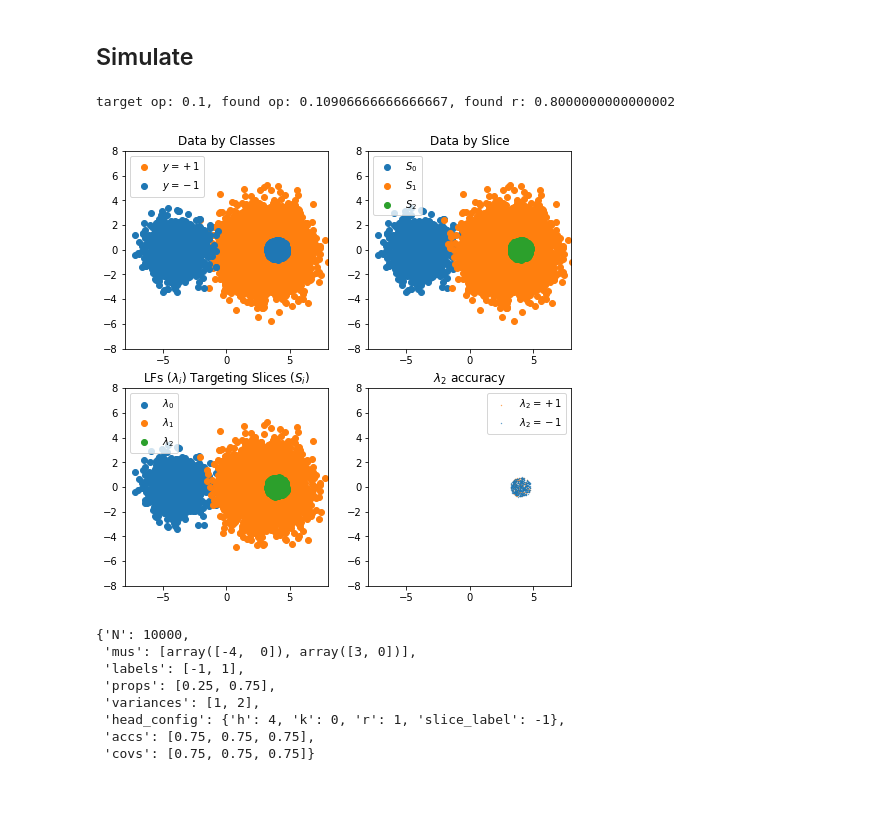
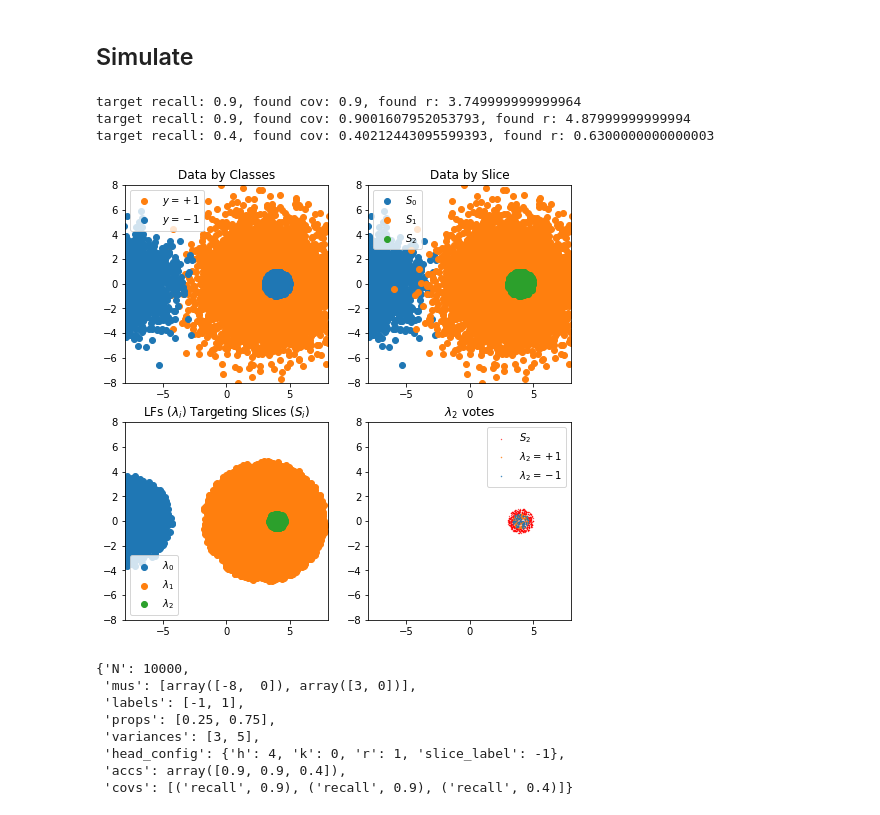
Before and after one commit to tsy935/metal, a Jupyter notebook: metal/contrib/slicing/synthetics/synthetics-sandbox.ipynb, the cells around one changed output. Saved outputs shown, nothing was run; the diff lists cells and outputs as text; code cells hidden in the pictures.

Commit message:
update synthetic dataloader to handle slice overlap, lf precision/recall

```diff
--- a/metal/contrib/slicing/synthetics/synthetics-sandbox.ipynb
+++ b/metal/contrib/slicing/synthetics/synthetics-sandbox.ipynb
@@ -58,46 +57,23 @@ def visualize_data(X, Y, C, L):
     plt.show()
 # %% [markdown]
 ## Simulate
-# %%
-from simulate import data_config as config
-from synthetics_utils import generate_synthetic_data
-
-# Setting 1: Separable case
-# config = {
-#     # data generation
-#     "N": 10000, # num data points
-#     "mus": [
-#         np.array([-6, 4]), # Mode 1: Y = -1
-#         np.array([3, 4]), # Mode 2: Y = 1,
-#         np.array([6, -3])
-#     ],
-#     "labels": [-1, 1, -1], # labels of each slice
-#     "props": [0.45, 0.45, 0.1], # proportion of data in each mode
-#     "variances": [0.5, 0.5, 0.5], # proportion of data in each mode
-#     "head_config": None,
-
-#     "accs": np.array([0.999, 0.999, 0.999]), # default accuracy of LFs
-#     "covs": np.array([1., 1., 1.]), # default coverage of LFs
-# }
-
-# Setting 2: Donut
-config['mus'] = [
-    np.array([-4, 0]), # Mode 1: Y = -1
-    np.array([3, 0]), # Mode 2: Y = 1,
-]
-config['accs'] = [0.75, 0.75, 0.75]
-config['covs'] = [0.75, 0.75, 0.75]
-X, Y, C, L = generate_synthetic_data(config, 'op', 0.1)
-visualize_data(X, Y, C, L)
-config
-# %% [output]
-target op: 0.1, found op: 0.10906666666666667, found r: 0.8000000000000002
-[figure, removed]
-{'N': 10000,
- 'mus': [array([-4,  0]), array([3, 0])],
- 'labels': [-1, 1],
- 'props': [0.25, 0.75],
- 'variances': [1, 2],
- 'head_config': {'h': 4, 'k': 0, 'r': 1, 'slice_label': -1},
- 'accs': [0.75, 0.75, 0.75],
- 'covs': [0.75, 0.75, 0.75]}
+# %%
+from simulate import data_config as config
+from synthetics_utils import generate_synthetic_data
+
+X, Y, C, L = generate_synthetic_data(config, 'cov.recall', 0.4)
+visualize_data(X, Y, C, L)
+config
+# %% [output]
+target recall: 0.9, found cov: 0.9, found r: 3.749999999999964
+target recall: 0.9, found cov: 0.9001607952053793, found r: 4.87999999999994
+target recall: 0.4, found cov: 0.40212443095599393, found r: 0.6300000000000003
+[figure, added]
+{'N': 10000,
+ 'mus': [array([-8,  0]), array([3, 0])],
+ 'labels': [-1, 1],
+ 'props': [0.25, 0.75],
+ 'variances': [3, 5],
+ 'head_config': {'h': 4, 'k': 0, 'r': 1, 'slice_label': -1},
+ 'accs': array([0.9, 0.9, 0.4]),
+ 'covs': [('recall', 0.9), ('recall', 0.9), ('recall', 0.4)]}
```
Also changed, not shown: parts of 12 cells of this notebook, 2 other files.
